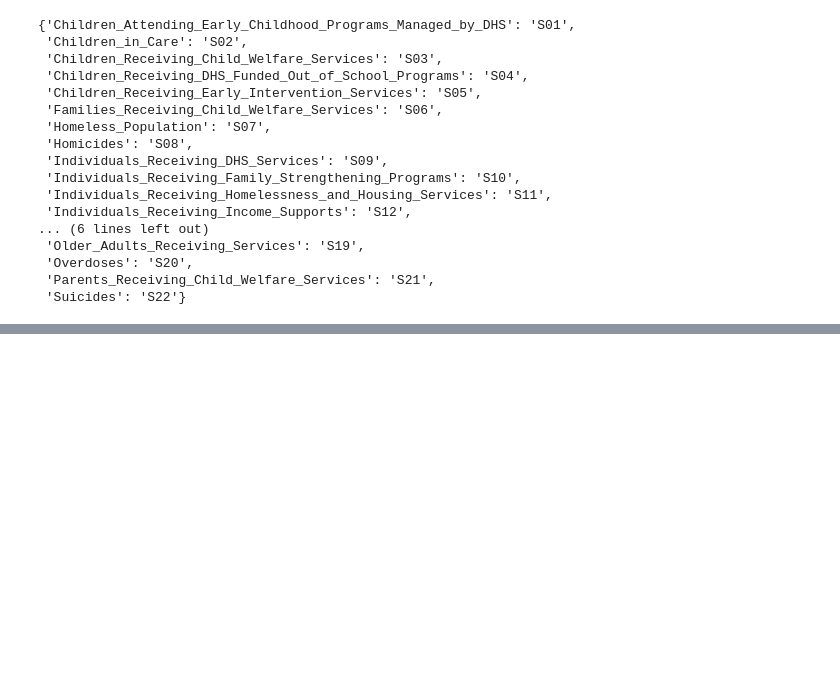
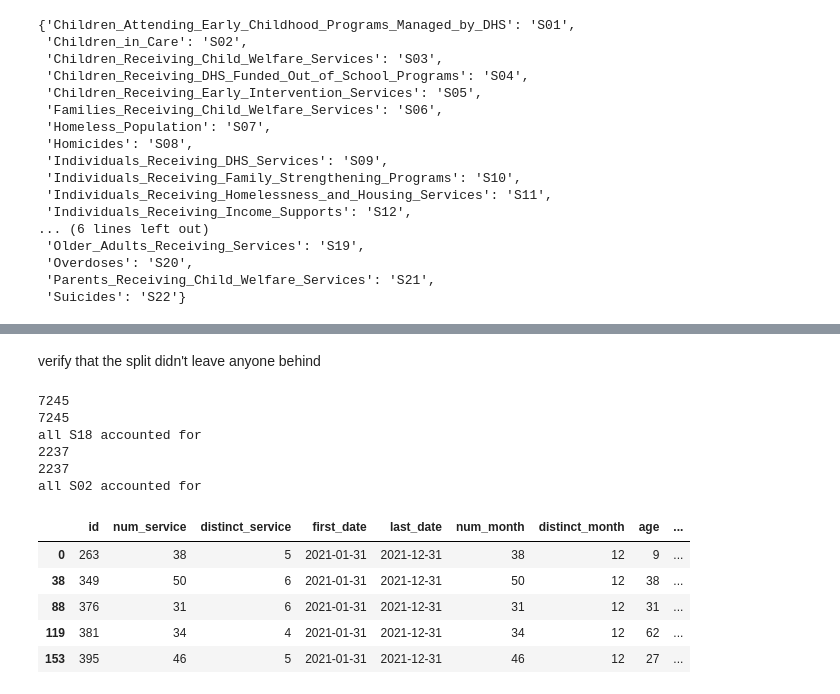
Before and after one commit to joshwinnes11/Math485, a Jupyter notebook: HW/Week2.ipynb, the cells around one changed output, grey strips where cells are left out. Saved outputs shown, nothing was run; the diff lists cells and outputs as text; code cells hidden in the pictures; blank space fills up the shorter version.

```diff
--- a/HW/Week2.ipynb
+++ b/HW/Week2.ipynb
@@ -287,0 +219,17 @@ plt.show()
+# %% [markdown]
+verify that the split didn't leave anyone behind
+# %%
+print(len(id_S18))
+print(len(id_S02_and_S18)+len(id_S18_only))
+print('all S18 accounted for')
+
+print(len(id_S02))
+print(len(id_S02_and_S18)+len(id_S02_only))
+print('all S02 accounted for')
+# %% [output]
+7245
+7245
+all S18 accounted for
+2237
+2237
+all S02 accounted for
@@ -287,0 +240,13 @@ plt.show()
+# %%
+cohort_S02_only_recipients = get_recipient_attribute(cohort_S02_only_services)
+cohort_S02_and_S18_recipients = get_recipient_attribute(cohort_S02_and_S18_services)
+cohort_S18_only_recipients = get_recipient_attribute(cohort_S18_only_services)
+# %%
+cohort_S18_only_recipients.head()
+# %% [output]
+|  | id | num_service | distinct_service | first_date | last_date | num_month | distinct_month | age | ... |
+| 0 | 263 | 38 | 5 | 2021-01-31 | 2021-12-31 | 38 | 12 | 9 | ... |
+| 38 | 349 | 50 | 6 | 2021-01-31 | 2021-12-31 | 50 | 12 | 38 | ... |
+| 88 | 376 | 31 | 6 | 2021-01-31 | 2021-12-31 | 31 | 12 | 31 | ... |
+| 119 | 381 | 34 | 4 | 2021-01-31 | 2021-12-31 | 34 | 12 | 62 | ... |
+| 153 | 395 | 46 | 5 | 2021-01-31 | 2021-12-31 | 46 | 12 | 27 | ... |
```
Also changed, not shown: parts of 20 cells of this notebook, 1 other file.
